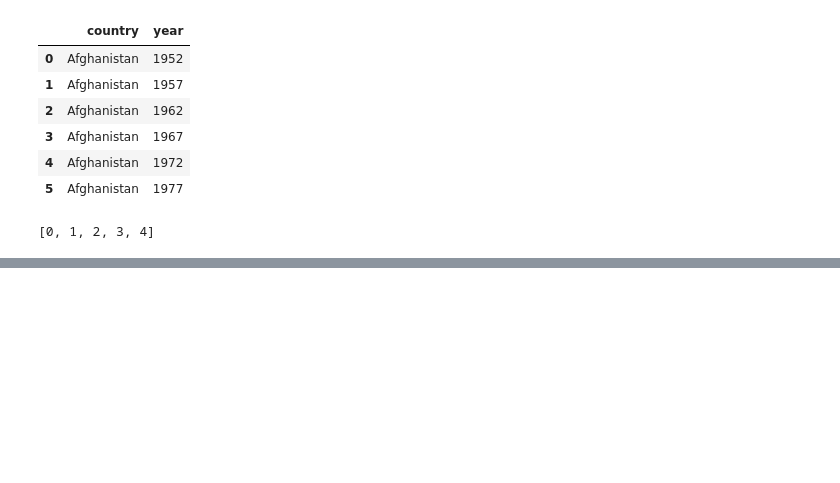
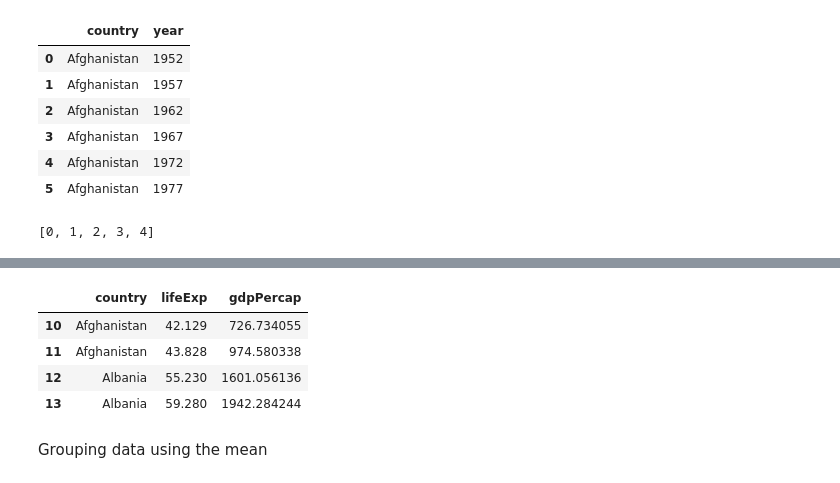
Before and after one commit to Data-Science-UCU-Chapter/KATUMBA-HARRY, a Jupyter notebook: first.ipynb, the cells around one changed output, grey strips where cells are left out. Cells and saved outputs as stored; diff of their text form; code cells hidden in the pictures; blank space fills up the shorter version.

Commit message:
Data manipulation

```diff
--- a/first.ipynb
+++ b/first.ipynb
@@ -178,0 +206,10 @@ range1
+# %%
+df.loc[10:13,['country','lifeExp','gdpPercap']]
+# %% [output]
+|  | country | lifeExp | gdpPercap |
+| 10 | Afghanistan | 42.129 | 726.734055 |
+| 11 | Afghanistan | 43.828 | 974.580338 |
+| 12 | Albania | 55.230 | 1601.056136 |
+| 13 | Albania | 59.280 | 1942.284244 |
+# %% [markdown]
+Grouping data using the mean
```
Also changed, not shown: parts of 9 cells of this notebook.
